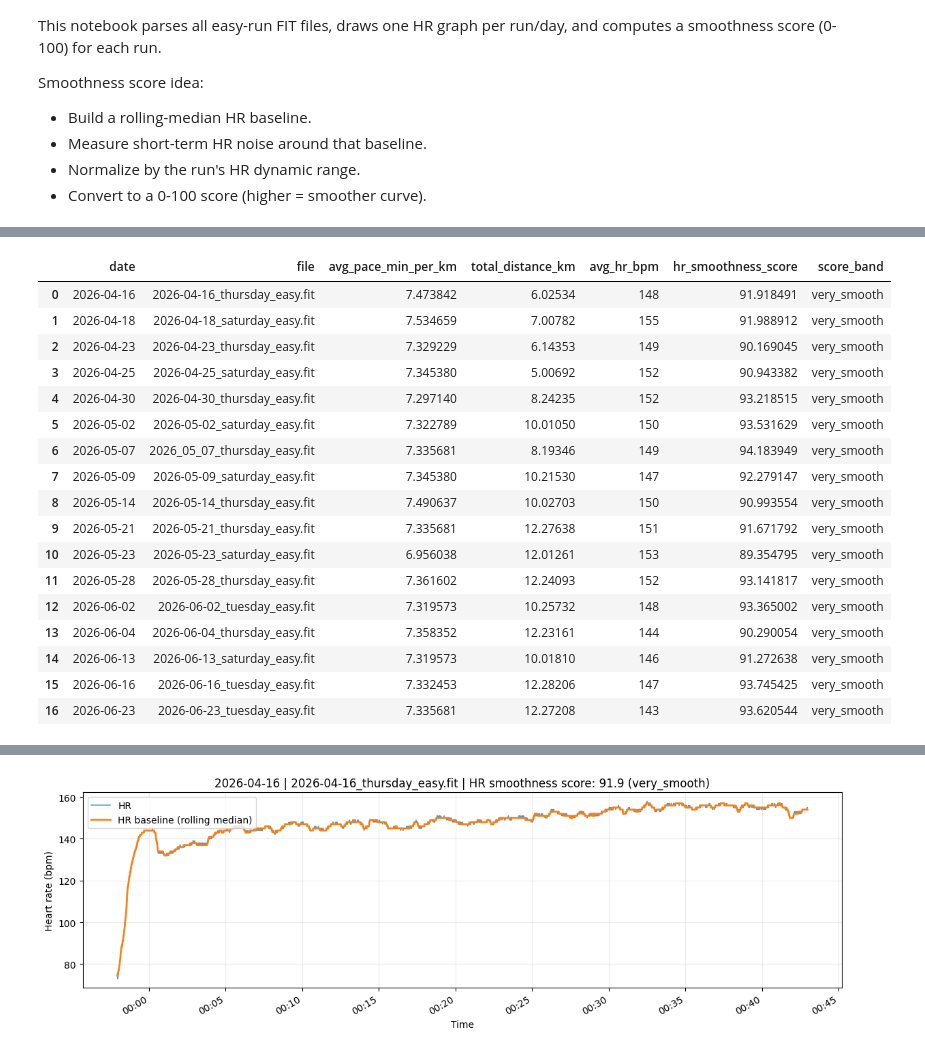
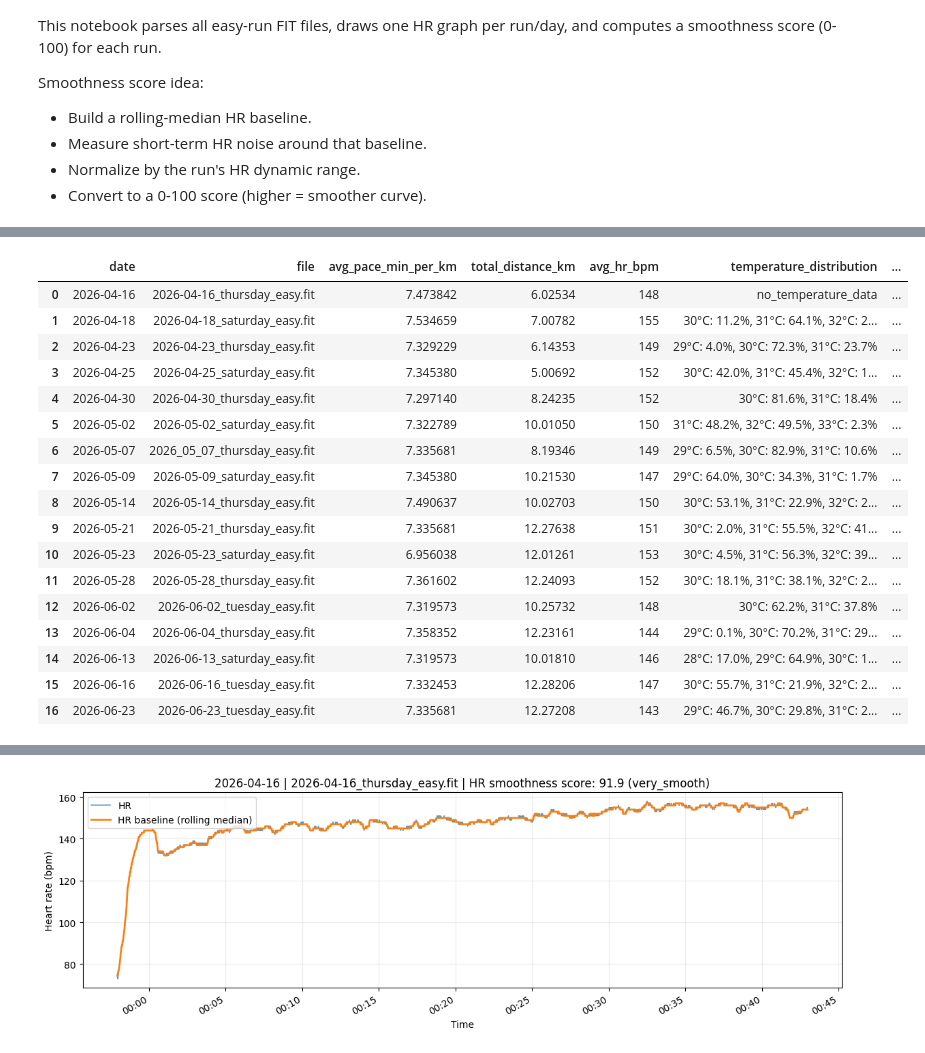
Before and after one commit to jvinodraj/theEagle, a Jupyter notebook: notebooks/easy_run_daily_hr_smoothness.ipynb, the cells around one changed output, grey strips where cells are left out. Drawn from its saved outputs; the diff is of its cells as text; code cells hidden in the pictures.

```diff
--- a/notebooks/easy_run_daily_hr_smoothness.ipynb
+++ b/notebooks/easy_run_daily_hr_smoothness.ipynb
@@ -115,48 +115,58 @@ for fit_path in fit_files:
     avg_hr_bpm = pd.to_numeric(session_row.get("avg_heart_rate", np.nan), errors="coerce")
     if pd.isna(avg_hr_bpm):
         avg_hr_bpm = rec["heart_rate"].mean()
 
+    temp_distribution = "no_temperature_data"
+    if "temperature" in rec.columns:
+        temp_series = pd.to_numeric(rec["temperature"], errors="coerce").dropna()
+        if not temp_series.empty:
+            counts = temp_series.round().astype(int).value_counts().sort_index()
+            pct = (counts / counts.sum() * 100).round(1)
+            temp_distribution = ", ".join([f"{t}°C: {p}%" for t, p in pct.items()])
+
     run_date = rec["timestamp"].iloc[0].date()
     score = compute_hr_smoothness_score(rec["heart_rate"])
 
     runs.append({
         "file": fit_path.name,
         "date": pd.Timestamp(run_date),
         "records": rec,
         "avg_pace_min_per_km": avg_pace,
         "total_distance_km": total_distance_km,
         "avg_hr_bpm": avg_hr_bpm,
+        "temperature_distribution": temp_distribution,
         "hr_smoothness_score": score,
         "score_band": score_band(score),
     })
 
 runs_df = pd.DataFrame([{
     "date": r["date"],
     "file": r["file"],
     "avg_pace_min_per_km": r["avg_pace_min_per_km"],
     "total_distance_km": r["total_distance_km"],
     "avg_hr_bpm": r["avg_hr_bpm"],
+    "temperature_distribution": r["temperature_distribution"],
     "hr_smoothness_score": r["hr_smoothness_score"],
     "score_band": r["score_band"],
 } for r in runs]).sort_values("date").reset_index(drop=True)
 
 runs_df
 # %% [output]
-|  | date | file | avg_pace_min_per_km | total_distance_km | avg_hr_bpm | hr_smoothness_score | score_band |
-| 0 | 2026-04-16 | 2026-04-16_thursday_easy.fit | 7.473842 | 6.02534 | 148 | 91.918491 | very_smooth |
-| 1 | 2026-04-18 | 2026-04-18_saturday_easy.fit | 7.534659 | 7.00782 | 155 | 91.988912 | very_smooth |
-| 2 | 2026-04-23 | 2026-04-23_thursday_easy.fit | 7.329229 | 6.14353 | 149 | 90.169045 | very_smooth |
-| 3 | 2026-04-25 | 2026-04-25_saturday_easy.fit | 7.345380 | 5.00692 | 152 | 90.943382 | very_smooth |
-| 4 | 2026-04-30 | 2026-04-30_thursday_easy.fit | 7.297140 | 8.24235 | 152 | 93.218515 | very_smooth |
-| 5 | 2026-05-02 | 2026-05-02_saturday_easy.fit | 7.322789 | 10.01050 | 150 | 93.531629 | very_smooth |
-| 6 | 2026-05-07 | 2026_05_07_thursday_easy.fit | 7.335681 | 8.19346 | 149 | 94.183949 | very_smooth |
-| 7 | 2026-05-09 | 2026-05-09_saturday_easy.fit | 7.345380 | 10.21530 | 147 | 92.279147 | very_smooth |
-| 8 | 2026-05-14 | 2026-05-14_thursday_easy.fit | 7.490637 | 10.02703 | 150 | 90.993554 | very_smooth |
-| 9 | 2026-05-21 | 2026-05-21_thursday_easy.fit | 7.335681 | 12.27638 | 151 | 91.671792 | very_smooth |
-| 10 | 2026-05-23 | 2026-05-23_saturday_easy.fit | 6.956038 | 12.01261 | 153 | 89.354795 | very_smooth |
-| 11 | 2026-05-28 | 2026-05-28_thursday_easy.fit | 7.361602 | 12.24093 | 152 | 93.141817 | very_smooth |
-| 12 | 2026-06-02 | 2026-06-02_tuesday_easy.fit | 7.319573 | 10.25732 | 148 | 93.365002 | very_smooth |
-| 13 | 2026-06-04 | 2026-06-04_thursday_easy.fit | 7.358352 | 12.23161 | 144 | 90.290054 | very_smooth |
-| 14 | 2026-06-13 | 2026-06-13_saturday_easy.fit | 7.319573 | 10.01810 | 146 | 91.272638 | very_smooth |
-| 15 | 2026-06-16 | 2026-06-16_tuesday_easy.fit | 7.332453 | 12.28206 | 147 | 93.745425 | very_smooth |
-| 16 | 2026-06-23 | 2026-06-23_tuesday_easy.fit | 7.335681 | 12.27208 | 143 | 93.620544 | very_smooth |
+|  | date | file | avg_pace_min_per_km | total_distance_km | avg_hr_bpm | temperature_distribution | ... |
+| 0 | 2026-04-16 | 2026-04-16_thursday_easy.fit | 7.473842 | 6.02534 | 148 | no_temperature_data | ... |
+| 1 | 2026-04-18 | 2026-04-18_saturday_easy.fit | 7.534659 | 7.00782 | 155 | 30°C: 11.2%, 31°C: 64.1%, 32°C: 2... | ... |
+| 2 | 2026-04-23 | 2026-04-23_thursday_easy.fit | 7.329229 | 6.14353 | 149 | 29°C: 4.0%, 30°C: 72.3%, 31°C: 23.7% | ... |
+| 3 | 2026-04-25 | 2026-04-25_saturday_easy.fit | 7.345380 | 5.00692 | 152 | 30°C: 42.0%, 31°C: 45.4%, 32°C: 1... | ... |
+| 4 | 2026-04-30 | 2026-04-30_thursday_easy.fit | 7.297140 | 8.24235 | 152 | 30°C: 81.6%, 31°C: 18.4% | ... |
+| 5 | 2026-05-02 | 2026-05-02_saturday_easy.fit | 7.322789 | 10.01050 | 150 | 31°C: 48.2%, 32°C: 49.5%, 33°C: 2.3% | ... |
+| 6 | 2026-05-07 | 2026_05_07_thursday_easy.fit | 7.335681 | 8.19346 | 149 | 29°C: 6.5%, 30°C: 82.9%, 31°C: 10.6% | ... |
+| 7 | 2026-05-09 | 2026-05-09_saturday_easy.fit | 7.345380 | 10.21530 | 147 | 29°C: 64.0%, 30°C: 34.3%, 31°C: 1.7% | ... |
+| 8 | 2026-05-14 | 2026-05-14_thursday_easy.fit | 7.490637 | 10.02703 | 150 | 30°C: 53.1%, 31°C: 22.9%, 32°C: 2... | ... |
+| 9 | 2026-05-21 | 2026-05-21_thursday_easy.fit | 7.335681 | 12.27638 | 151 | 30°C: 2.0%, 31°C: 55.5%, 32°C: 41... | ... |
+| 10 | 2026-05-23 | 2026-05-23_saturday_easy.fit | 6.956038 | 12.01261 | 153 | 30°C: 4.5%, 31°C: 56.3%, 32°C: 39... | ... |
+| 11 | 2026-05-28 | 2026-05-28_thursday_easy.fit | 7.361602 | 12.24093 | 152 | 30°C: 18.1%, 31°C: 38.1%, 32°C: 2... | ... |
+| 12 | 2026-06-02 | 2026-06-02_tuesday_easy.fit | 7.319573 | 10.25732 | 148 | 30°C: 62.2%, 31°C: 37.8% | ... |
+| 13 | 2026-06-04 | 2026-06-04_thursday_easy.fit | 7.358352 | 12.23161 | 144 | 29°C: 0.1%, 30°C: 70.2%, 31°C: 29... | ... |
+| 14 | 2026-06-13 | 2026-06-13_saturday_easy.fit | 7.319573 | 10.01810 | 146 | 28°C: 17.0%, 29°C: 64.9%, 30°C: 1... | ... |
+| 15 | 2026-06-16 | 2026-06-16_tuesday_easy.fit | 7.332453 | 12.28206 | 147 | 30°C: 55.7%, 31°C: 21.9%, 32°C: 2... | ... |
+| 16 | 2026-06-23 | 2026-06-23_tuesday_easy.fit | 7.335681 | 12.27208 | 143 | 29°C: 46.7%, 30°C: 29.8%, 31°C: 2... | ... |
```
Also changed, not shown: parts of 3 cells of this notebook.
